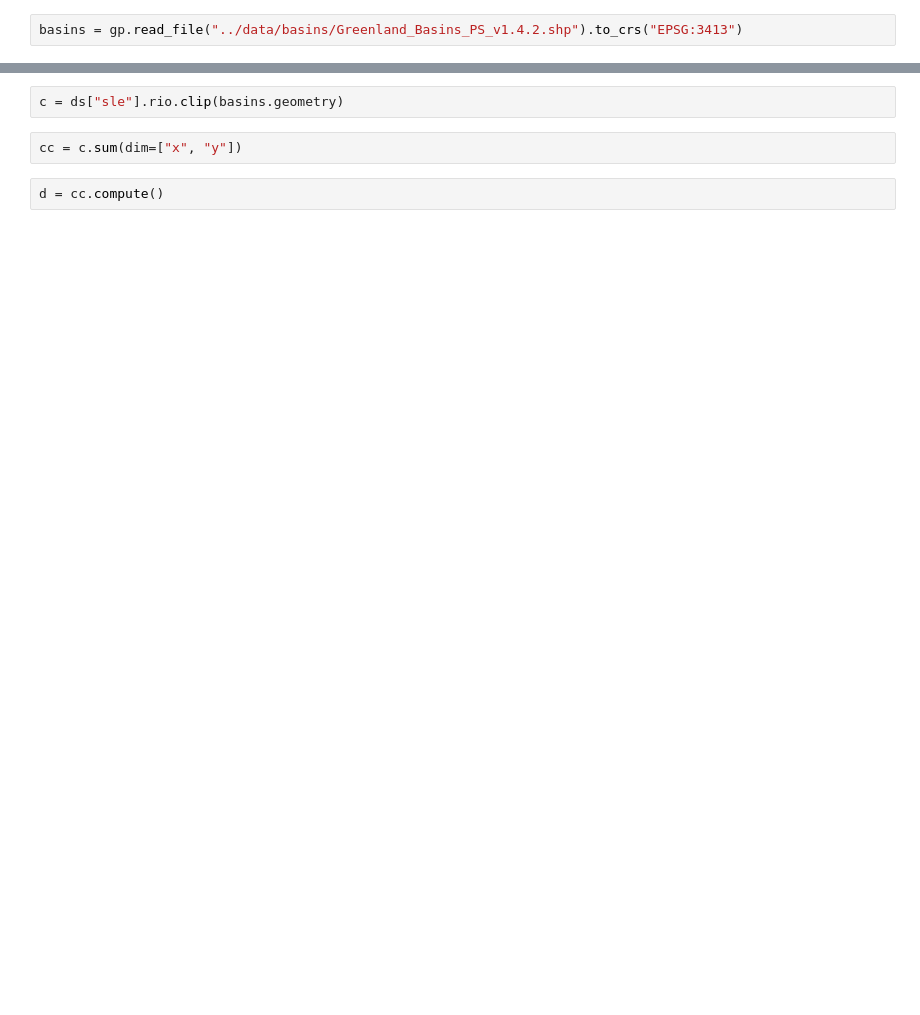
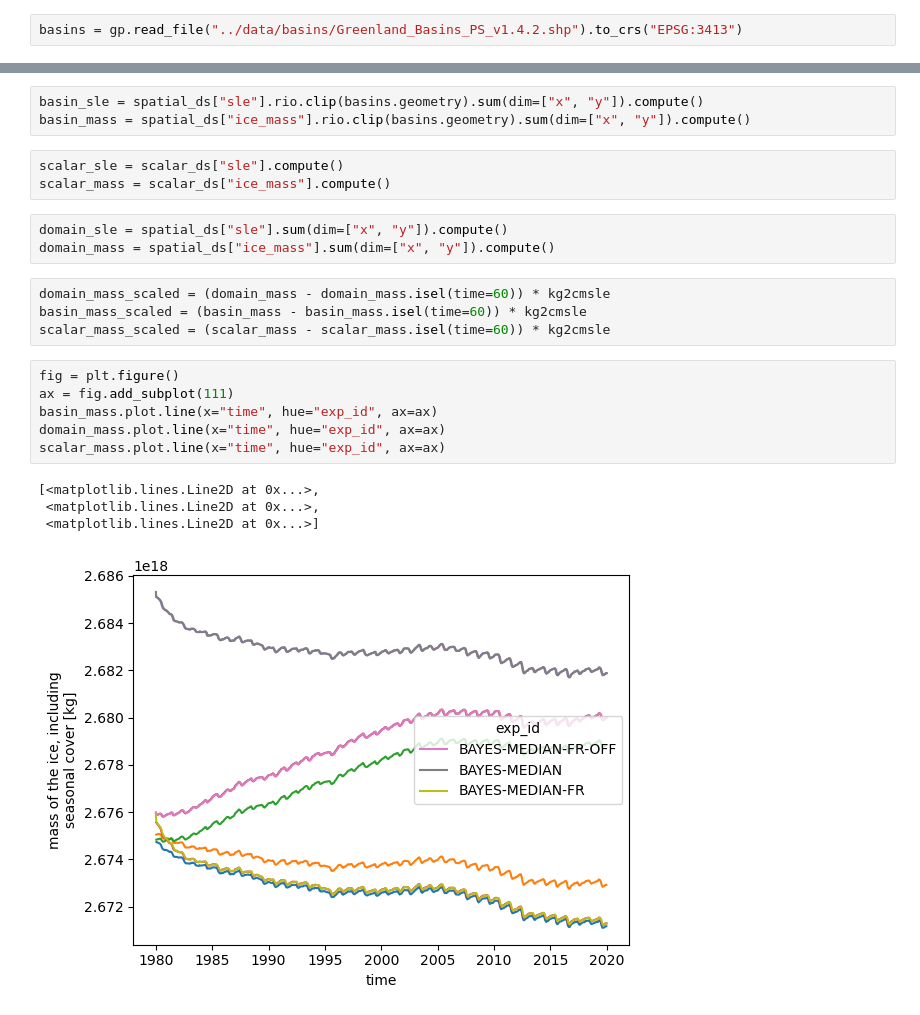
Before and after one commit to pism/pism-ragis, a Jupyter notebook: notebooks/analyze_ensmble_xr.ipynb, the cells around one changed output, grey strips where cells are left out. Saved outputs shown, nothing was run; the diff lists cells and outputs as text; blank space fills up the shorter version.

```diff
--- a/notebooks/analyze_ensmble_xr.ipynb
+++ b/notebooks/analyze_ensmble_xr.ipynb
@@ -48,9 +54,27 @@ Data variables: (12/25)
     proj:         epsg:3413
     source:       PISM (2024-02-15-da843103f committed by Constantine Khrulev...
 # %%
-c = ds["sle"].rio.clip(basins.geometry)
+basin_sle = spatial_ds["sle"].rio.clip(basins.geometry).sum(dim=["x", "y"]).compute()
+basin_mass = spatial_ds["ice_mass"].rio.clip(basins.geometry).sum(dim=["x", "y"]).compute()
-# %%
-cc = c.sum(dim=["x", "y"])
-# %%
-d = cc.compute()
+# %%
+scalar_sle = scalar_ds["sle"].compute()
+scalar_mass = scalar_ds["ice_mass"].compute()
+# %%
+domain_sle = spatial_ds["sle"].sum(dim=["x", "y"]).compute()
+domain_mass = spatial_ds["ice_mass"].sum(dim=["x", "y"]).compute()
+# %%
+domain_mass_scaled = (domain_mass - domain_mass.isel(time=60)) * kg2cmsle
+basin_mass_scaled = (basin_mass - basin_mass.isel(time=60)) * kg2cmsle
+scalar_mass_scaled = (scalar_mass - scalar_mass.isel(time=60)) * kg2cmsle
+# %%
+fig = plt.figure()
+ax = fig.add_subplot(111)
+basin_mass.plot.line(x="time", hue="exp_id", ax=ax)
+domain_mass.plot.line(x="time", hue="exp_id", ax=ax)
+scalar_mass.plot.line(x="time", hue="exp_id", ax=ax)
+# %% [output]
+[<matplotlib.lines.Line2D at 0x...>,
+ <matplotlib.lines.Line2D at 0x...>,
+ <matplotlib.lines.Line2D at 0x...>]
+[figure, added]
 # %%
```
Also changed, not shown: parts of 12 cells of this notebook, 3 other files.
